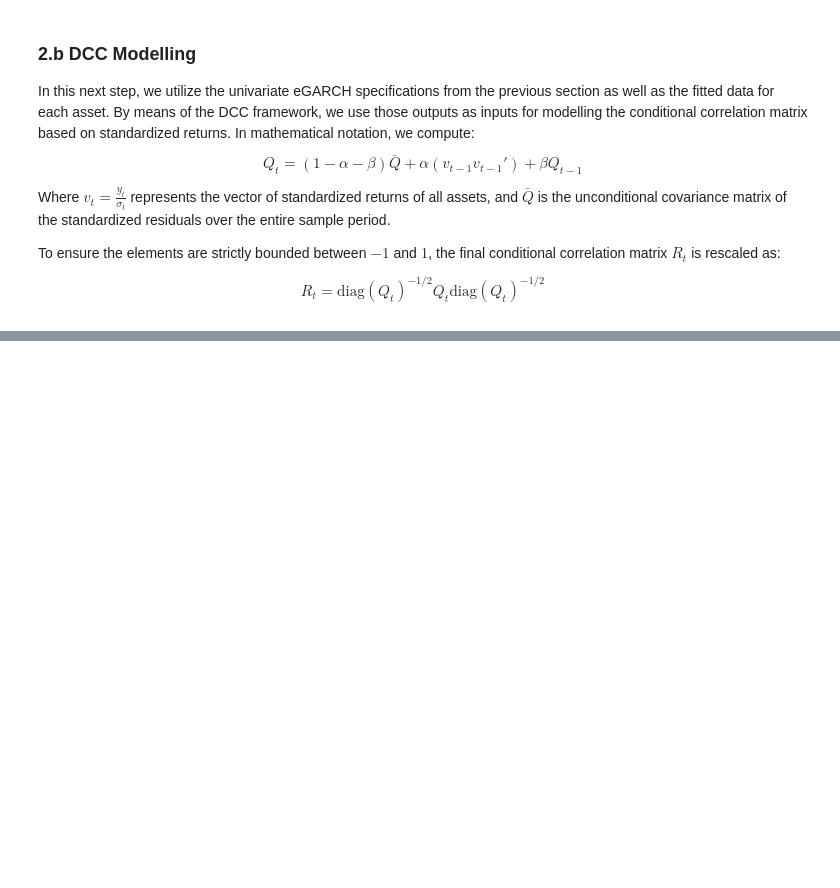
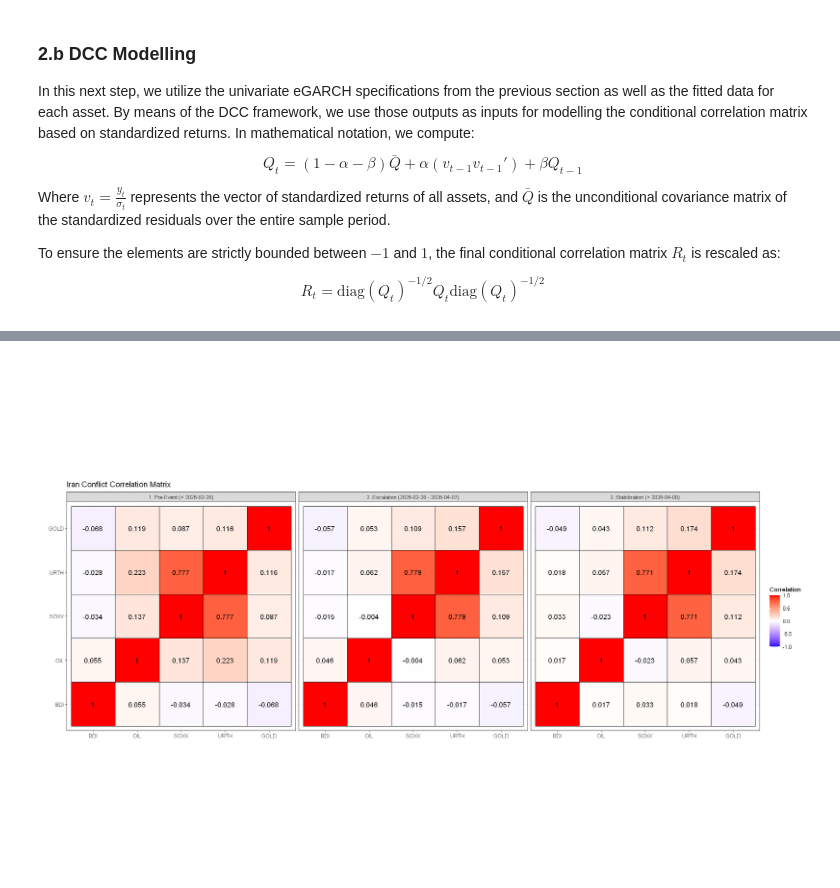
Before and after one commit to VAPopa7/dcc-modelling, a Jupyter notebook: main.ipynb, the cells around one changed output, grey strips where cells are left out. Cells and saved outputs as stored; diff of their text form; code cells hidden in the pictures; blank space fills up the shorter version.

```diff
--- a/main.ipynb
+++ b/main.ipynb
@@ -120,0 +157,19 @@ corr_matrix <- my_dcc(returns_scaled, mspec, fitlist)
+# %%
+# Slice melted correlation matrix by date windows
+pre_corr_matrix <- subset(melt_corr_matrix, as.character(Var3) < "2026-02-28")
+pre_corr_matrix <- pre_corr_matrix %>%
+        group_by(Var1, Var2) %>%
+        summarise(mean_corr = mean(value), state = "1. Pre-Event (< 2026-02-28)")
+
+esc_corr_matrix <- subset(melt_corr_matrix, as.character(Var3) > "2026-02-27" & as.character(Var3) < "2026-04-08")
+esc_corr_matrix <- esc_corr_matrix %>%
+        group_by(Var1, Var2) %>%
+        summarise(mean_corr = mean(value), state = "2. Escalation (2026-02-28 - 2026-04-07)")
+
+stb_corr_matrix <- subset(melt_corr_matrix, as.character(Var3) > "2026-04-07")
+stb_corr_matrix <- stb_corr_matrix %>%
+        group_by(Var1, Var2) %>%
+        summarise(mean_corr = mean(value), state = "3. Stabilization (> 2026-04-08)")
+
+# Stack lists vertically
+full_corr_matrix <- bind_rows(pre_corr_matrix, esc_corr_matrix, stb_corr_matrix)
@@ -120,0 +195,15 @@ corr_matrix <- my_dcc(returns_scaled, mspec, fitlist)
+# %%
+# Plot correlation matrix phases of all assets
+ggplot(data = full_corr_matrix, aes(x = Var1, y = Var2, fill = mean_corr)) +
+  geom_tile(color = "black", size = 0.1) +
+  scale_fill_gradient2(low = "blue", high = "red", mid = "white",
+                       midpoint = 0, limit = c(-1,1), space = "Lab",
+                       name="Correlation") +
+  geom_text(aes(label = round(mean_corr, 3)),
+          color = "black", size = 4) +
+  labs(x = "", y = "", title = "Iran Conflict Correlation Matrix") +
+  theme_bw() +
+  coord_fixed() +
+  facet_wrap(~ state)
+# %% [output]
+[figure, added]
```
Also changed, not shown: parts of 7 cells of this notebook.
